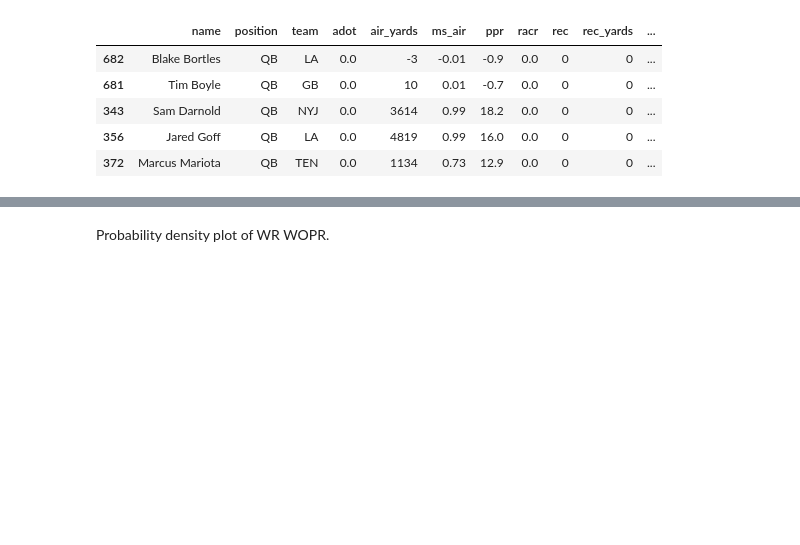
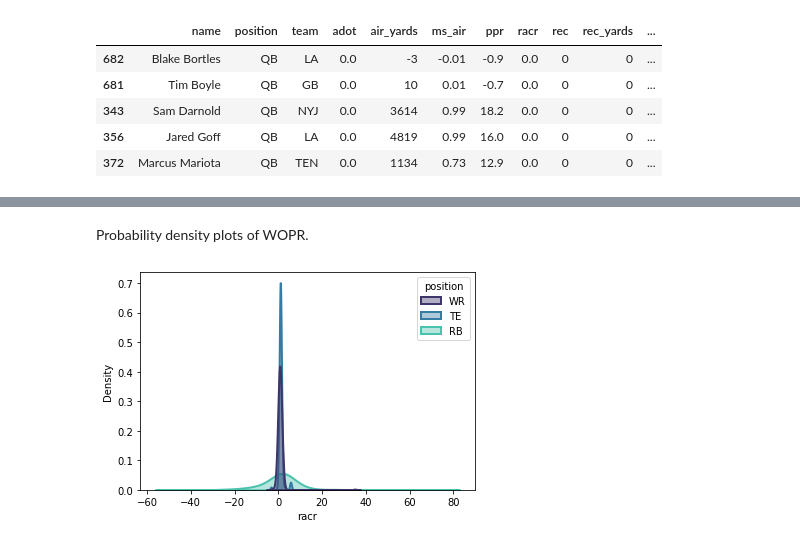
Before and after one commit to vishal-chandra/ExploringAirYards, a Jupyter notebook: ExploringAirYards.ipynb, the cells around one changed output, grey strips where cells are left out. Drawn from its saved outputs; the diff is of its cells as text; code cells hidden in the pictures; blank space fills up the shorter version.

Commit message:
multiple stats plotted

```diff
--- a/ExploringAirYards.ipynb
+++ b/ExploringAirYards.ipynb
@@ -58,9 +58,10 @@ alldf = pd.concat([wrdf, tedf, rbdf], ignore_index=True)
 # %%
 import seaborn as sns
 # %%
-sns.kdeplot(
-   data=alldf, x='wopr', multiple="layer",
-   hue="position", fill=True, palette="mako",
-   alpha=.4, linewidth=2,
-   common_norm=False
-)
+def stat_kde(stat: str):
+    sns.kdeplot(
+        data=alldf, x=stat, multiple="layer",
+        hue="position", fill=True, palette="mako",
+        alpha=.4, linewidth=2,
+        common_norm=False
+    )
@@ -70,2 +72,6 @@ sns.kdeplot(
 # %% [markdown]
-Probability density plot of WR WOPR.
+Probability density plots of WOPR.
+# %%
+stat_kde('racr')
+# %% [output]
+[figure, added]
```
Also changed, not shown: parts of 9 cells of this notebook.
